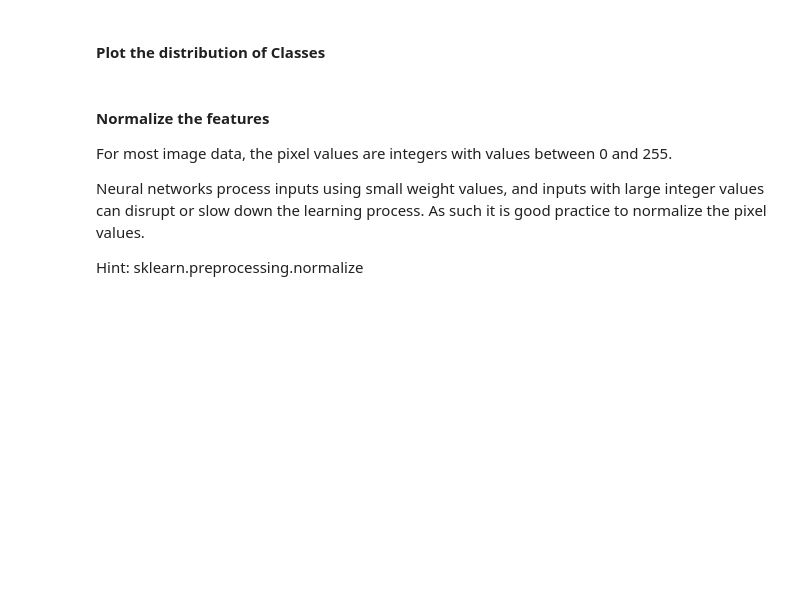
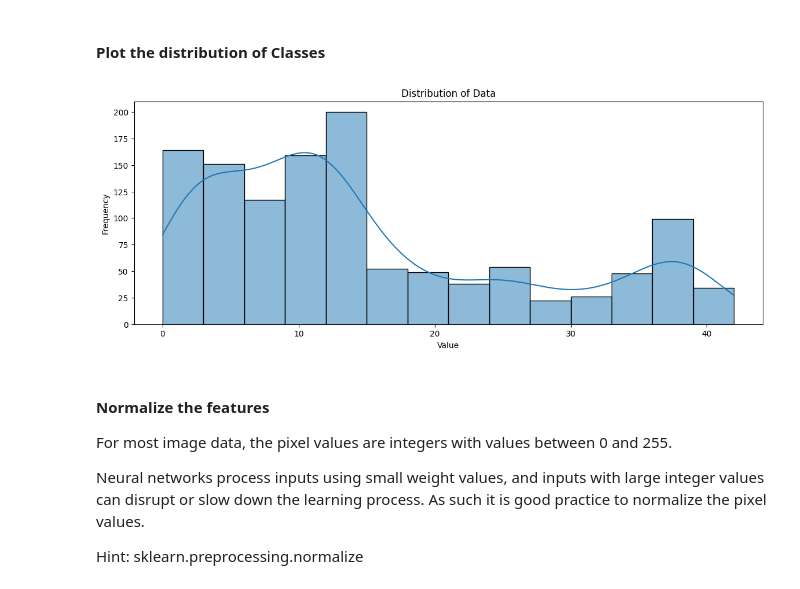
Before and after one commit to lchoudhu-tibco/machine-learning-pub, a Jupyter notebook: M3_NB_MiniProject_1_Image_Classification_MLP.ipynb, the cells around one changed output. Drawn from its saved outputs; the diff is of its cells as text; code cells hidden in the pictures; blank space fills up the shorter version.

```diff
--- a/M3_NB_MiniProject_1_Image_Classification_MLP.ipynb
+++ b/M3_NB_MiniProject_1_Image_Classification_MLP.ipynb
@@ -81,0 +88,24 @@ from keras.layers import Dense, Dropout, BatchNormalization
+# %%
+import os
+from PIL import Image
+
+images=[]
+labels=[]
+with os.scandir('/content/FullIJCNN2013/') as entries:
+    for entry in entries:
+        if entry.is_dir():
+            files = os.listdir(f'/content/FullIJCNN2013/{entry.name}')
+            #print(f'directory - {entry.name}')
+            for file in files:
+                labels.append(entry.name)
+                file_name = f'/content/FullIJCNN2013/{entry.name}/{file}'
+                img = Image.open(file_name)
+                img = img.resize((30, 30))  # Resize image to (30, 30)
+                img_array = np.array(img).flatten()  # Convert to 1-D array
+                images.append(img_array)
+
+
+image_arr = np.array(images)
+print(image_arr.shape)
+classes = np.array(labels, dtype='float')
+print(classes.shape)
@@ -94,3 +143,16 @@ Hint: plt.subplot
+# %%
+# YOUR CODE HERE
+import seaborn as sns
+import matplotlib.pyplot as plt
+
+plt.figure(figsize=(14,5))
+sns.histplot(np.sort(classes), kde=True,)
+plt.title("Distribution of Data")
+plt.xlabel("Value")
+plt.ylabel("Frequency")
+plt.show()
+# %% [output]
+[figure, added]
 # %% [markdown]
 #### Normalize the features
 
```
Also changed, not shown: parts of 20 cells of this notebook.
